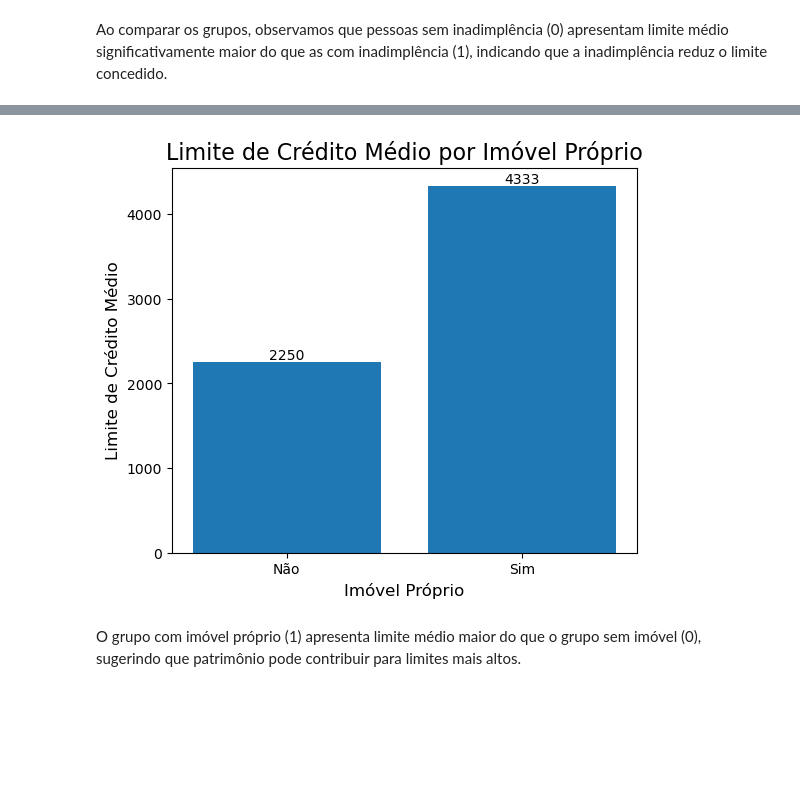
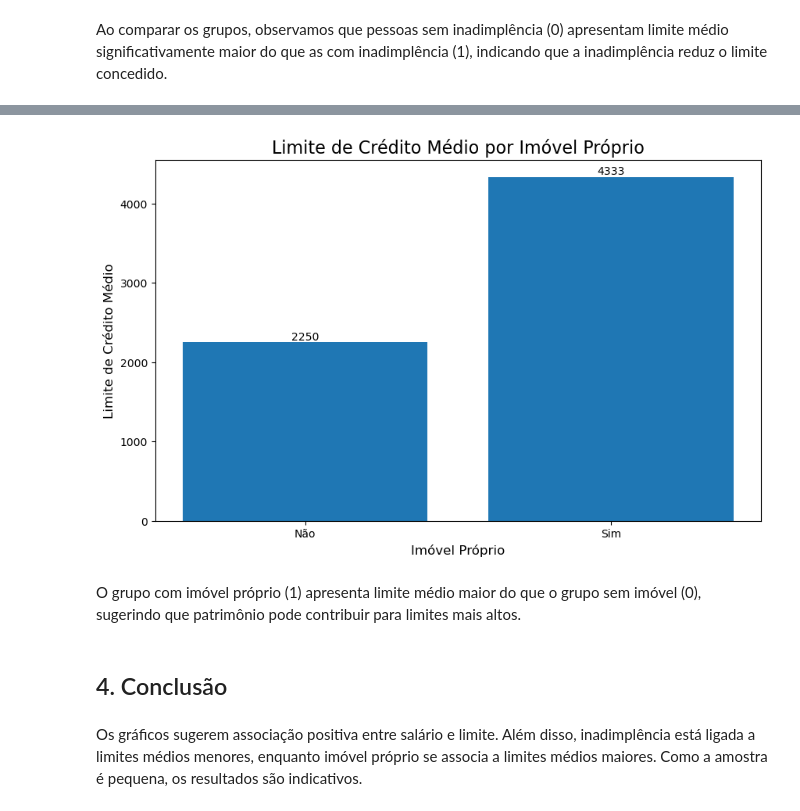
Before and after one commit to luanaoliveira/ebac_data_science_exercises, a Jupyter notebook: visual_elements/Profissao Cientista de Dados M12 Pratique.ipynb, the cells around one changed output, grey strips where cells are left out. Saved outputs shown, nothing was run; the diff lists cells and outputs as text; code cells hidden in the pictures; blank space fills up the shorter version.

```diff
--- a/visual_elements/Profissao Cientista de Dados M12 Pratique.ipynb
+++ b/visual_elements/Profissao Cientista de Dados M12 Pratique.ipynb
@@ -167,20 +174,24 @@ Ao comparar os grupos, observamos que pessoas sem inadimplência (0) apresentam
 # %%
 media_limite_por_imovel_proprio = df.groupby('Imovel_Proprio')['Limite_Credito'].mean()
 
-plt.figure(figsize=(6,5))
+plt.figure(figsize=(10,6))
 plt.bar(media_limite_por_imovel_proprio.index, media_limite_por_imovel_proprio.values)
 
 for i, v in enumerate(media_limite_por_imovel_proprio.values):
     plt.text(i, v, f'{v:.0f}', ha='center', va='bottom')
 
 plt.title('Limite de Crédito Médio por Imóvel Próprio', fontsize=16)
 plt.xlabel('Imóvel Próprio', fontsize=12)
 plt.ylabel('Limite de Crédito Médio', fontsize=12)
 
 plt.xticks([0, 1], ['Não', 'Sim'])
 
 plt.show()
 # %% [output]
-[figure, old version]
+[figure, new version]
 # %% [markdown]
 O grupo com imóvel próprio (1) apresenta limite médio maior do que o grupo sem imóvel (0), sugerindo que patrimônio pode contribuir para limites mais altos.
+# %% [markdown]
+## 4. Conclusão
+# %% [markdown]
+Os gráficos sugerem associação positiva entre salário e limite. Além disso, inadimplência está ligada a limites médios menores, enquanto imóvel próprio se associa a limites médios maiores. Como a amostra é pequena, os resultados são indicativos.
```
Also changed, not shown: parts of 11 cells of this notebook.
